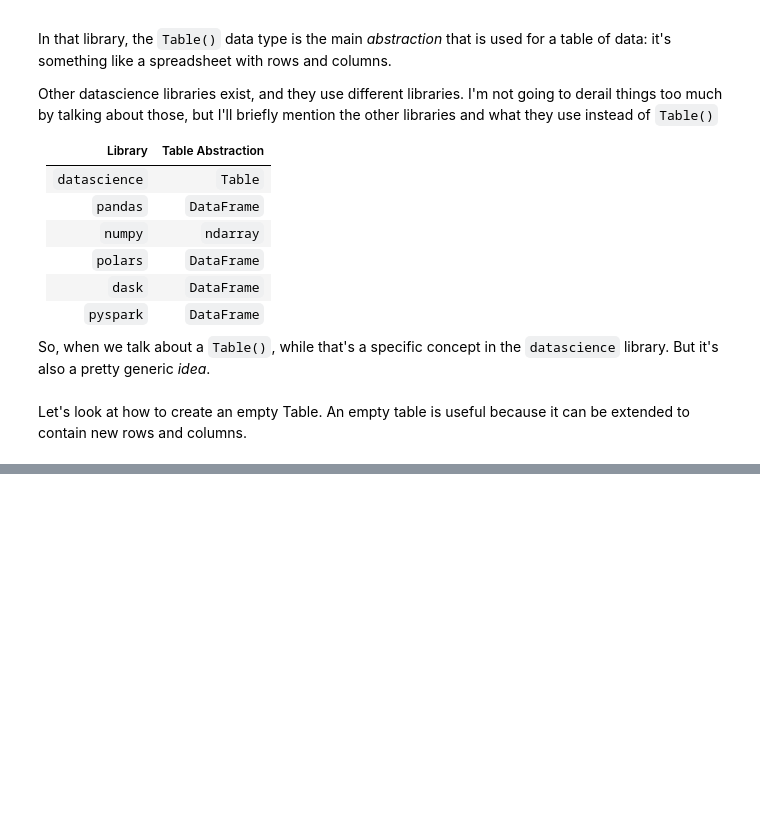
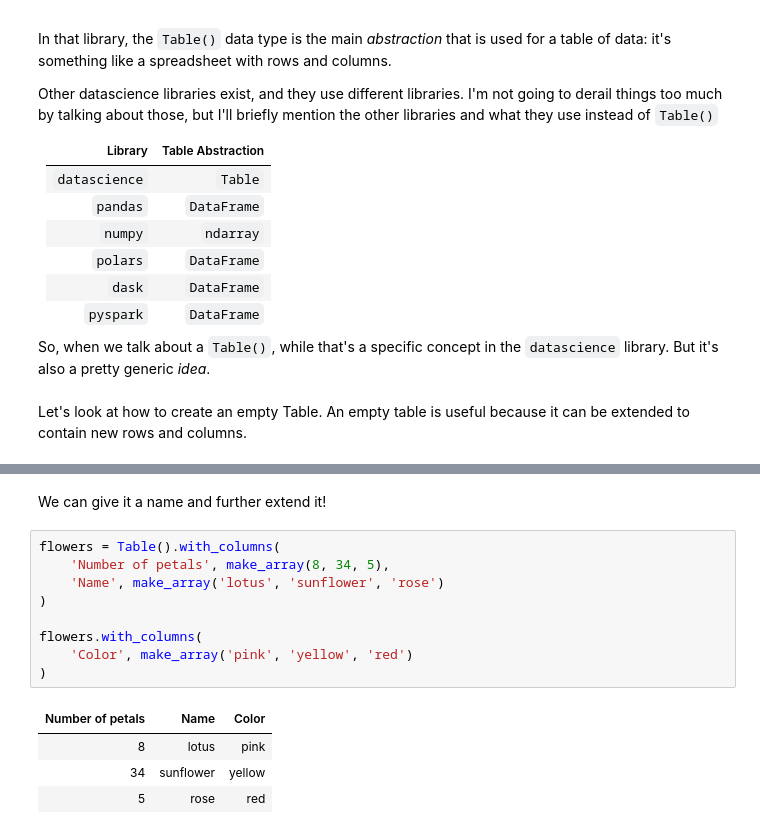
Before and after one commit to ucsb-ds/cmpsc5a-s25-students, a Jupyter notebook: lectures/lecture04.ipynb, the cells around one changed output, grey strips where cells are left out. Saved outputs shown, nothing was run; the diff lists cells and outputs as text; blank space fills up the shorter version.

```diff
--- a/lectures/lecture04.ipynb
+++ b/lectures/lecture04.ipynb
@@ -387,0 +425,16 @@ Let's look at how to create an empty Table. An empty table is useful because it
+# %% [markdown]
+We can give it a name and further extend it!
+# %%
+flowers = Table().with_columns(
+    'Number of petals', make_array(8, 34, 5),
+    'Name', make_array('lotus', 'sunflower', 'rose')
+)
+
+flowers.with_columns(
+    'Color', make_array('pink', 'yellow', 'red')
+)
+# %% [output]
+| Number of petals | Name | Color |
+| 8 | lotus | pink |
+| 34 | sunflower | yellow |
+| 5 | rose | red |
```
Also changed, not shown: parts of 16 cells of this notebook.
